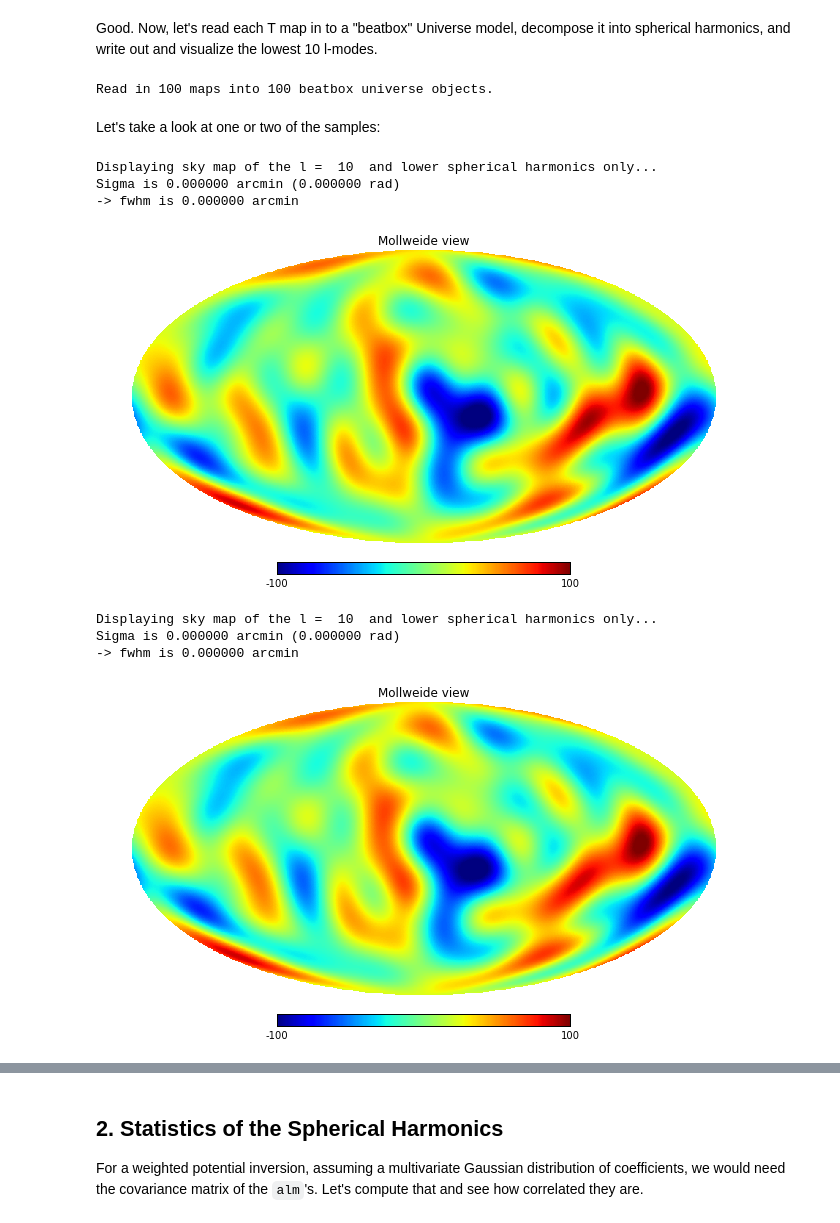
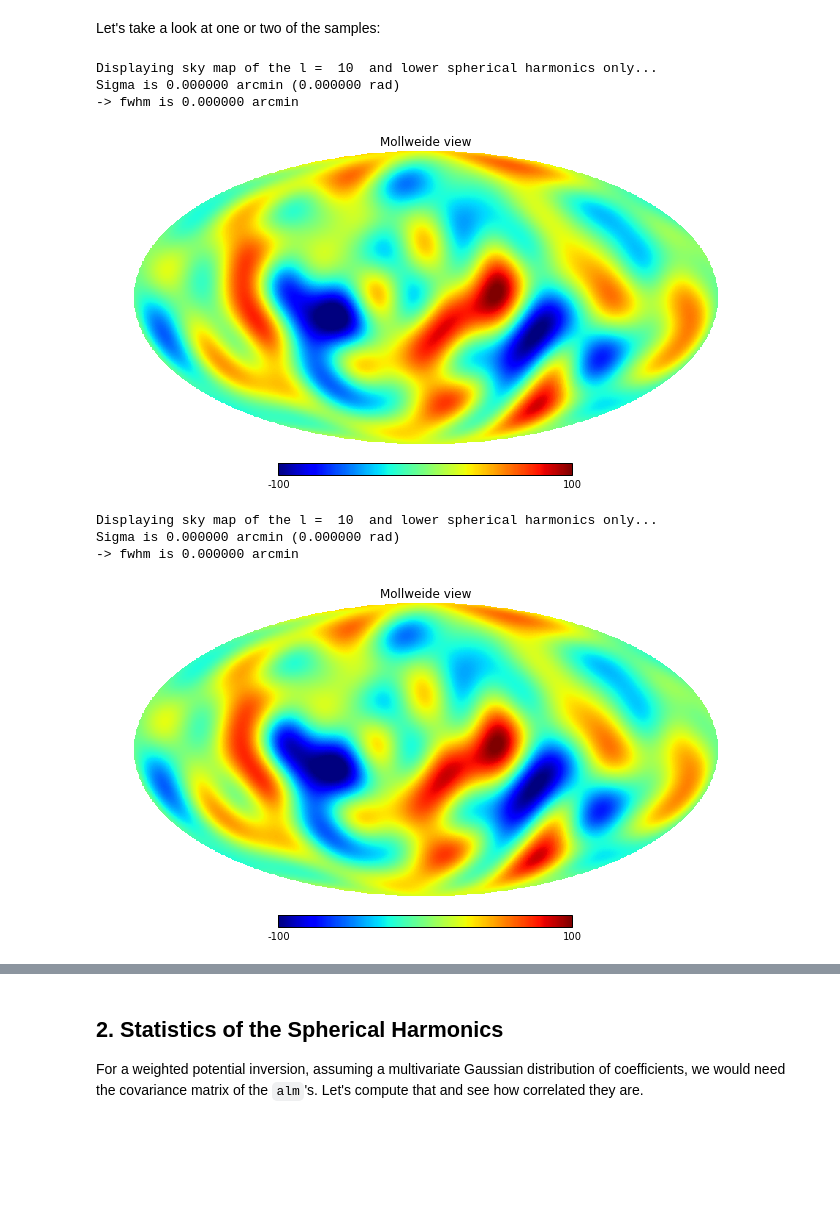
Before and after one commit to LaurencePeanuts/Music, a Jupyter notebook: Demos/PlanckSamples_Demo.ipynb, the cells around one changed output, grey strips where cells are left out. Saved outputs shown, nothing was run; the diff lists cells and outputs as text; code cells hidden in the pictures; blank space fills up the shorter version.

```diff
--- a/Demos/PlanckSamples_Demo.ipynb
+++ b/Demos/PlanckSamples_Demo.ipynb
@@ -50,2 +29,0 @@ x cmb_Cl_c0004_k00054.fits
-# %% [markdown]
-Good. Now, let's read each T map in to a "beatbox" Universe model, decompose it into spherical harmonics, and write out and visualize the lowest 10 l-modes.
@@ -66,4 +29,0 @@ for k in range(Nmaps):
-# %%
-print "Read in",Nmaps,"maps into",len(We),"beatbox universe objects."
-# %% [output]
-Read in 100 maps into 100 beatbox universe objects.
@@ -70,18 +32,18 @@ Read in 100 maps into 100 beatbox universe objects.
 # %% [markdown]
 Let's take a look at one or two of the samples:
 # %%
-k = 53
-We[k].show_lowest_spherical_harmonics_of_CMB_T_map(lmax=10,max=100)
+k = 37
+beatbox.You.all_data_universes[k].show_lowest_spherical_harmonics_of_CMB_T_map(lmax=10,max=100)
 # %% [output]
 Displaying sky map of the l =  10  and lower spherical harmonics only...
 Sigma is 0.000000 arcmin (0.000000 rad)
 -> fwhm is 0.000000 arcmin
-[figure, old version]
+[figure, new version]
 # %%
-k = 37
-We[k].show_lowest_spherical_harmonics_of_CMB_T_map(lmax=10,max=100)
+k = 7
+beatbox.You.all_data_universes[k].show_lowest_spherical_harmonics_of_CMB_T_map(lmax=10,max=100)
 # %% [output]
 Displaying sky map of the l =  10  and lower spherical harmonics only...
 Sigma is 0.000000 arcmin (0.000000 rad)
 -> fwhm is 0.000000 arcmin
-[figure, old version]
+[figure, new version]
```
Also changed, not shown: parts of 64 cells of this notebook, 6 other files.
